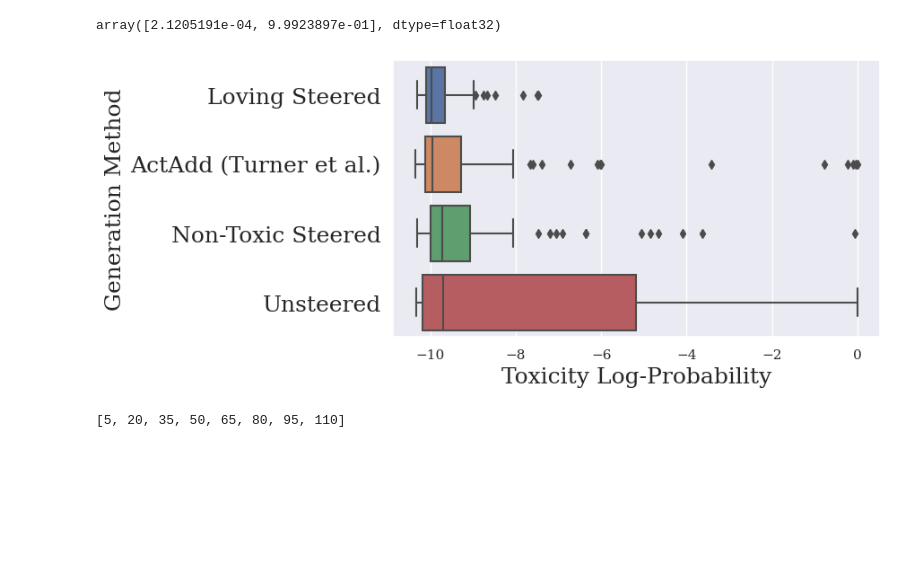
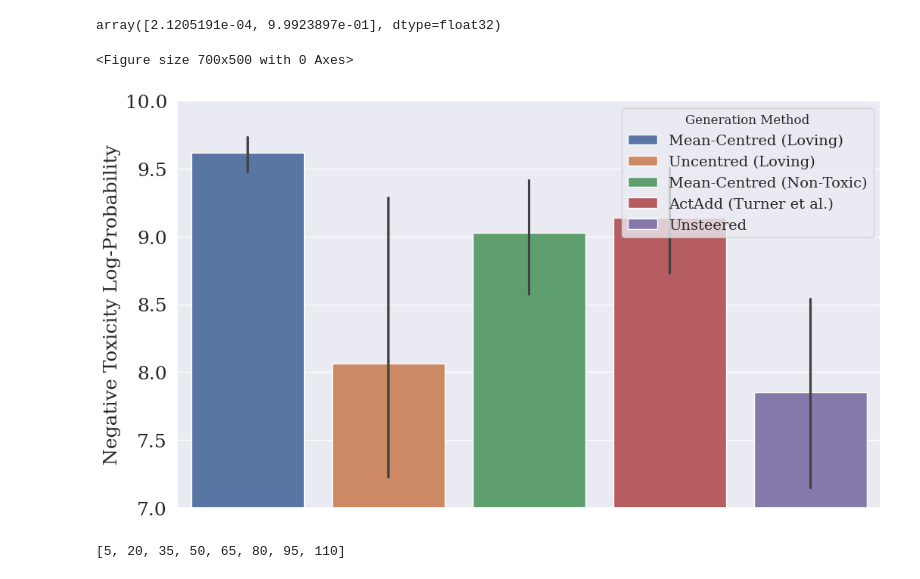
Before and after one commit to ojorgensen/Dylan-llm-steering, a Jupyter notebook: Toxicity_steering_V2.ipynb, the cells around one changed output. Saved outputs shown, nothing was run; the diff lists cells and outputs as text; code cells hidden in the pictures; blank space fills up the shorter version.

Commit message:
Added results for toxicity experiments

```diff
--- a/Toxicity_steering_V2.ipynb
+++ b/Toxicity_steering_V2.ipynb
@@ -2313,34 +2209,62 @@ df_toxicity_non_toxic_steered = process_sentence_toxicity_changes(list(not_toxic
 # %%
 non_toxic_steered_toxicities = compute_toxicity(list(not_toxic_steered_df.completions))
 loving_steered_toxicities = compute_toxicity(list(loving_steered_df.completions))
+loving_steered_toxicities_uncentred = compute_toxicity(list(loving_steered_uncentred_df))
 unsteered_toxicities = compute_toxicity(list(unsteered_df.completions))
 turner_steered_2_toxicities = compute_toxicity(list(turner_steered_df_2.completions))
+
 # turner_steered_toxicities = compute_toxicity(list(turner_steered_df.completions))
 toxicities_df = pd.DataFrame(
-    [{'method': 'Loving Steered', 'toxicity': toxicity} for toxicity in loving_steered_toxicities] +
+    [{'method': 'Mean-Centred (Loving)', 'toxicity': toxicity} for toxicity in loving_steered_toxicities] +
+    [{'method': 'Uncentred (Loving)', 'toxicity': toxicity} for toxicity in loving_steered_toxicities_uncentred] +
+    [{'method': 'Mean-Centred (Non-Toxic)', 'toxicity': toxicity} for toxicity in non_toxic_steered_toxicities] +
     [{'method': 'ActAdd (Turner et al.)', 'toxicity': toxicity} for toxicity in turner_steered_2_toxicities] +
-    [{'method': 'Non-Toxic Steered', 'toxicity': toxicity} for toxicity in non_toxic_steered_toxicities] +
     [{'method': 'Unsteered', 'toxicity': toxicity} for toxicity in unsteered_toxicities]
-    # + [{'method': 'ActAdd (Turner et al.) ($\lambda=5$)', 'toxicity': toxicity} for toxicity in turner_steered_toxicities]
 )
 # %%
-toxicities_df['log_tox'] = np.log(toxicities_df['toxicity'])
+toxicities_df['log_tox'] = -np.log(toxicities_df['toxicity'])
+sns.set()
+plt.rcParams.update({
+    'font.family':'serif',
+    "text.usetex": False,
+    'savefig.facecolor': 'white',
+})
+
+palette = sns.color_palette()
+
+
+plt.figure(figsize=(7, 5))
 plt.rc('font', size=16)
 plt.rc('axes', titlesize=18)
 plt.rc('axes', labelsize=18)
 # plt.rc('xtick', labelsize=16)
 plt.rc('ytick', labelsize=18)
 plt.rc('legend', fontsize=14)
 # plt.rc('figure', titlesize=20)
 
 
-plt.figure(figsize=(7, 4))
-sns.boxplot(toxicities_df, y='method', x='log_tox', orient='h')
-plt.xlabel('Toxicity Log-Probability')
-plt.ylabel('Generation Method')
-plt.savefig('toxicity-boxplot.pdf', format='pdf', bbox_inches='tight')
+plt.figure(figsize=(12, 7))
+# sns.barplot(toxicities_df, x='method', y='log_tox', ci=95, palette=palette)
+# plt.ylim([7, 10])
+# plt.ylabel('-ve Toxicity Log-Probability')
+# plt.xlabel('Generation Method')
+
+# Create a bar plot for each category
+for i, method in enumerate(toxicities_df['method'].unique()):
+    subset = toxicities_df[toxicities_df['method'] == method]
+    sns.barplot(x='method', y='log_tox', data=subset, color=palette[i], label=method)
+
+plt.ylabel('Negative Toxicity Log-Probability')
+plt.xlabel('')
+plt.ylim(7, 10)  # Setting the y-axis range
+
+# Hide the x-axis labels and add a legend
+plt.xticks([])
+plt.legend(title='Generation Method')
+plt.savefig('toxicity-barplot.pdf', format='pdf', bbox_inches='tight')
 # %% [output]
+<Figure size 700x500 with 0 Axes>
-[figure, old version]
+[figure, new version]
 # %%
 input_dataset = filtered_toxic_ds[0:100]['text']
 halfway_data = [first_half_string(s) for s in input_dataset]
```
Also changed, not shown: parts of 16 cells of this notebook, 4 other files.
